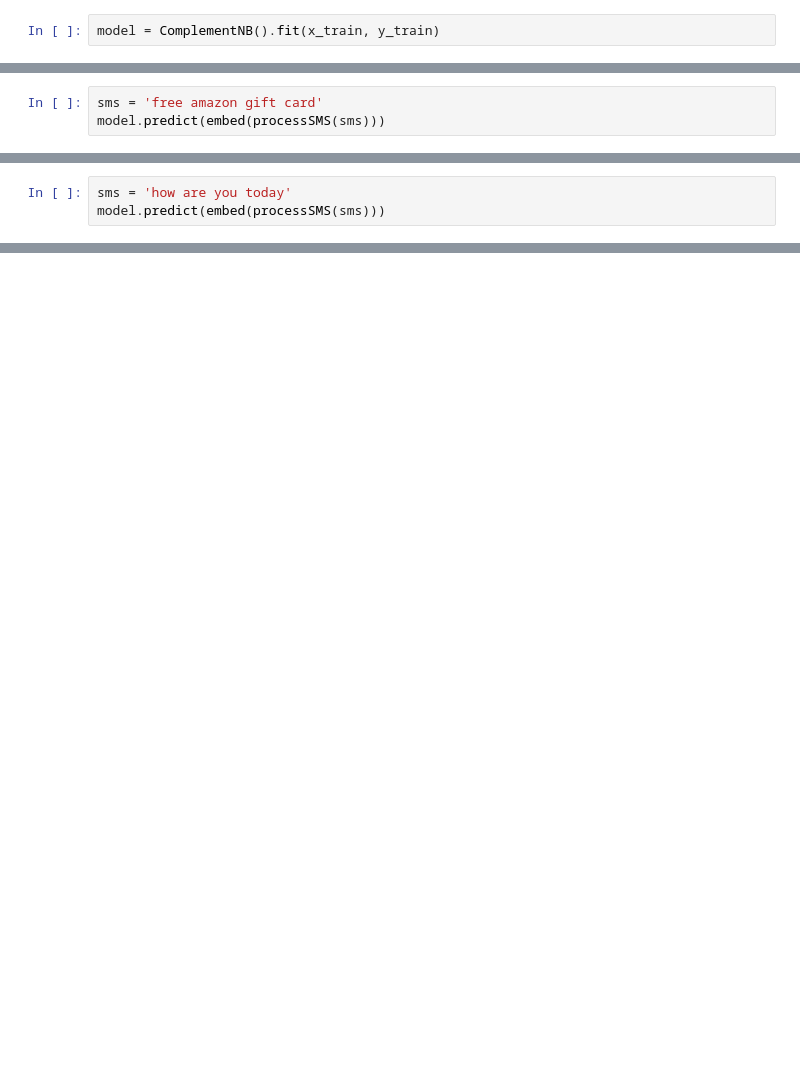
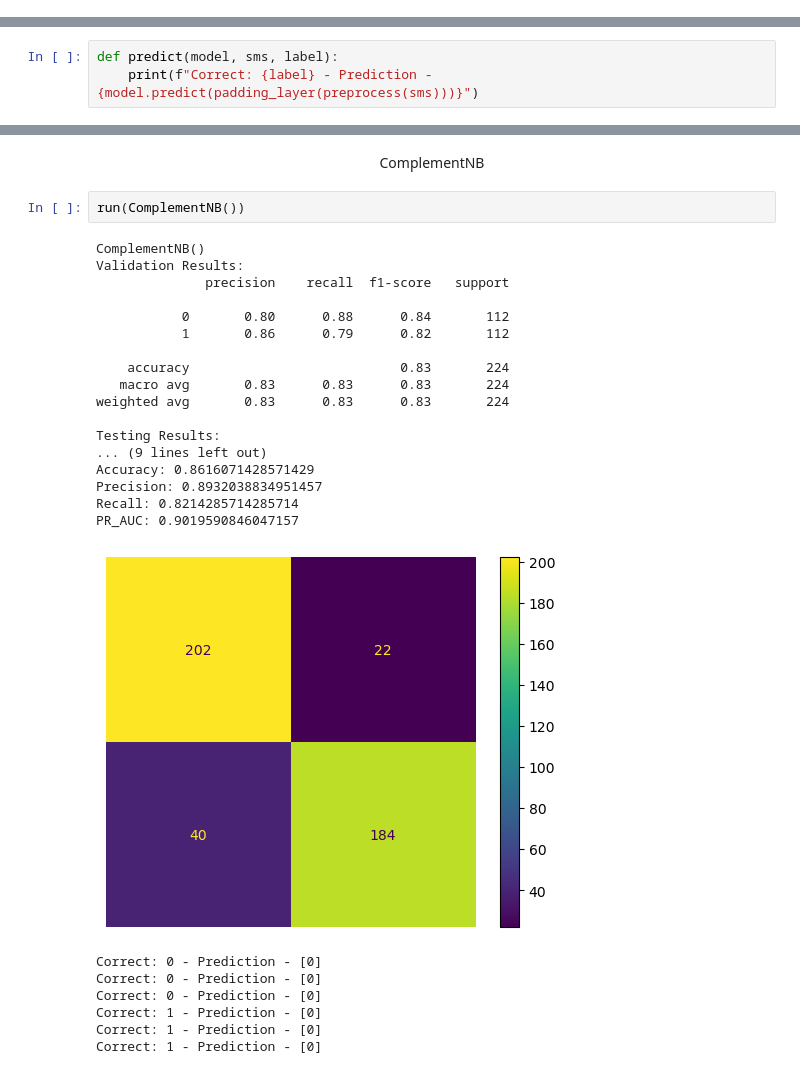
Before and after one commit to AzwadShameem/Spam_Classifier, a Jupyter notebook: custom_embeds.ipynb, the cells around one changed output, grey strips where cells are left out. Drawn from its saved outputs; the diff is of its cells as text; blank space fills up the shorter version.

Commit message:
Graphs Addded + Code Cleanup

```diff
--- a/custom_embeds.ipynb
+++ b/custom_embeds.ipynb
@@ -59,2 +60,0 @@ x_train, x_val, y_train, y_val = train_test_split(features, labels, test_size=0.
-# %%
-model = ComplementNB().fit(x_train, y_train)
@@ -93,6 +69,3 @@ def processSMS(sms):
     # Utilizes NLTK Stemmer to stem words
     sms = [Stemmer().stem(word) for word in sms]
     return [sms]
-# %%
-sms = 'free amazon gift card'
-model.predict(embed(processSMS(sms)))
@@ -101,3 +71,0 @@ array([0], dtype=int64)
-# %%
-sms = 'how are you today'
-model.predict(embed(processSMS(sms)))
@@ -105,0 +72,3 @@ array([0], dtype=int64)
+# %%
+def predict(model, sms, label):
+    print(f"Correct: {label} - Prediction - {model.predict(padding_layer(preprocess(sms)))}")
@@ -105,0 +121,29 @@ array([0], dtype=int64)
+# %% [markdown]
+<p style="text-align: center;">ComplementNB</p>
+# %%
+run(ComplementNB())
+# %% [output]
+ComplementNB()
+Validation Results:
+              precision    recall  f1-score   support
+
+           0       0.80      0.88      0.84       112
+           1       0.86      0.79      0.82       112
+
+    accuracy                           0.83       224
+   macro avg       0.83      0.83      0.83       224
+weighted avg       0.83      0.83      0.83       224
+
+Testing Results:
+... (9 lines left out)
+Accuracy: 0.8616071428571429
+Precision: 0.8932038834951457
+Recall: 0.8214285714285714
+PR_AUC: 0.9019590846047157
+[figure, added]
+Correct: 0 - Prediction - [0]
+Correct: 0 - Prediction - [0]
+Correct: 0 - Prediction - [0]
+Correct: 1 - Prediction - [0]
+Correct: 1 - Prediction - [0]
+Correct: 1 - Prediction - [0]
```
Also changed, not shown: parts of 14 cells of this notebook, 5 other files.
